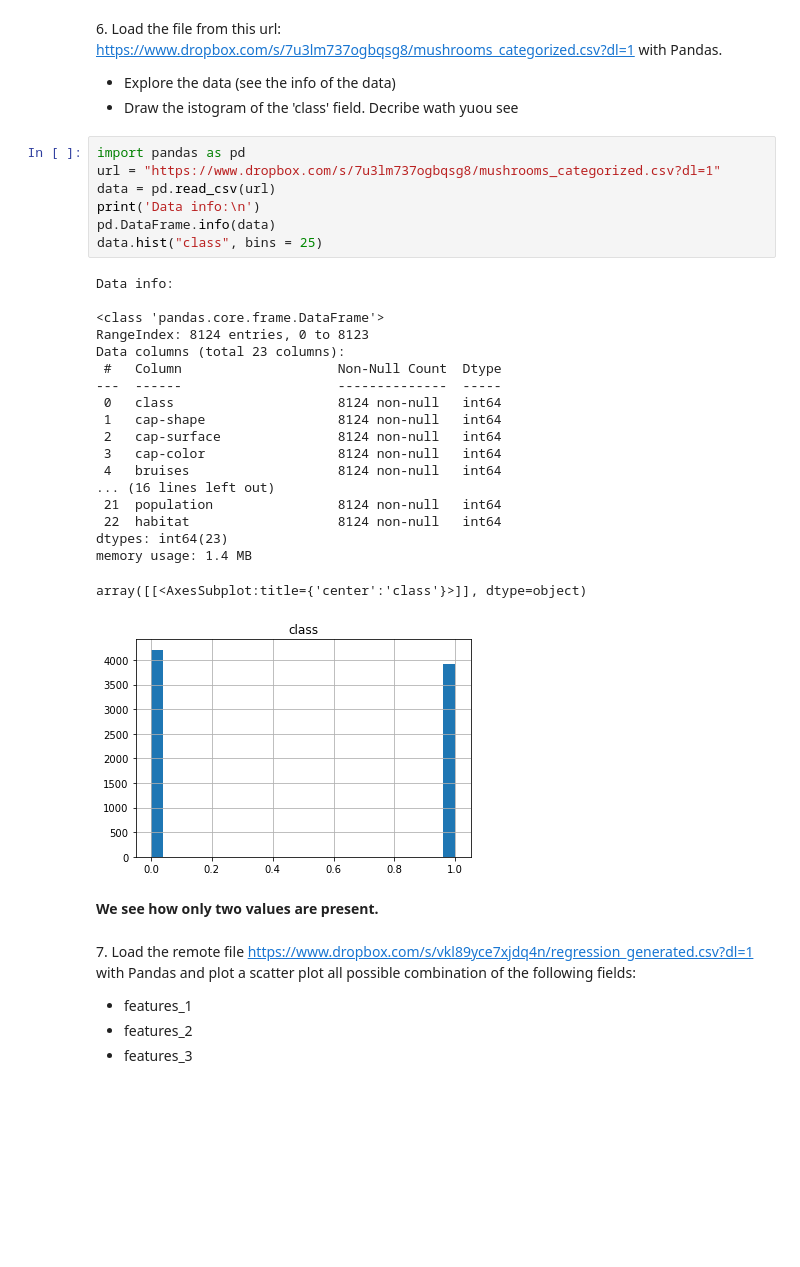
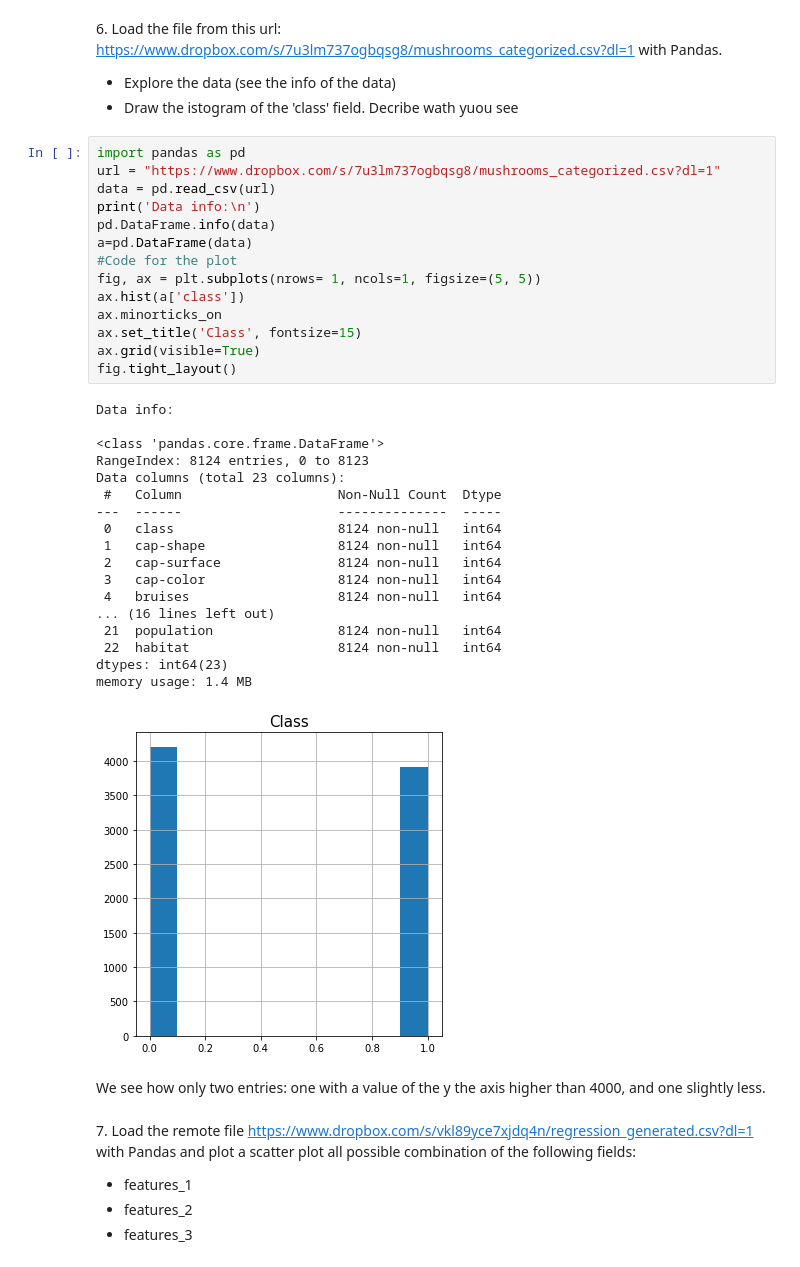
Before and after one commit to tommasoamico/LaboratoryOfComputationalPhysics_Y4, a Jupyter notebook: 04ex_OSEMN.ipynb, the cells around one changed output. Drawn from its saved outputs; the diff is of its cells as text; blank space fills up the shorter version.

```diff
--- a/04ex_OSEMN.ipynb
+++ b/04ex_OSEMN.ipynb
@@ -126,32 +130,38 @@ csv file text:
 # %%
 import pandas as pd
 url = "https://www.dropbox.com/s/7u3lm737ogbqsg8/mushrooms_categorized.csv?dl=1"
 data = pd.read_csv(url)
 print('Data info:\n')
 pd.DataFrame.info(data)
-data.hist("class", bins = 25)
+a=pd.DataFrame(data)
+#Code for the plot
+fig, ax = plt.subplots(nrows= 1, ncols=1, figsize=(5, 5))
+ax.hist(a['class'])
+ax.minorticks_on
+ax.set_title('Class', fontsize=15)
+ax.grid(visible=True)
+fig.tight_layout()
 # %% [output]
 Data info:
 
 <class 'pandas.core.frame.DataFrame'>
 RangeIndex: 8124 entries, 0 to 8123
 Data columns (total 23 columns):
  #   Column                    Non-Null Count  Dtype
 ---  ------                    --------------  -----
  0   class                     8124 non-null   int64
  1   cap-shape                 8124 non-null   int64
  2   cap-surface               8124 non-null   int64
  3   cap-color                 8124 non-null   int64
  4   bruises                   8124 non-null   int64
 ... (16 lines left out)
  21  population                8124 non-null   int64
  22  habitat                   8124 non-null   int64
 dtypes: int64(23)
 memory usage: 1.4 MB
-array([[<AxesSubplot:title={'center':'class'}>]], dtype=object)
-[figure, old version]
+[figure, new version]
-# %% [markdown]
-**We see how only two values are present.**
+# %% [markdown]
+We see how only two entries: one with a value of the y the axis higher than 4000, and one slightly less.
 # %% [markdown]
 7\. Load the remote file [https://www.dropbox.com/s/vkl89yce7xjdq4n/regression_generated.csv?dl=1](https://www.dropbox.com/s/vkl89yce7xjdq4n/regression_generated.csv?dl=1) with Pandas and plot a scatter plot all possible combination of the following fields:
 
```
Also changed, not shown: parts of 6 cells of this notebook, 6 other files.
